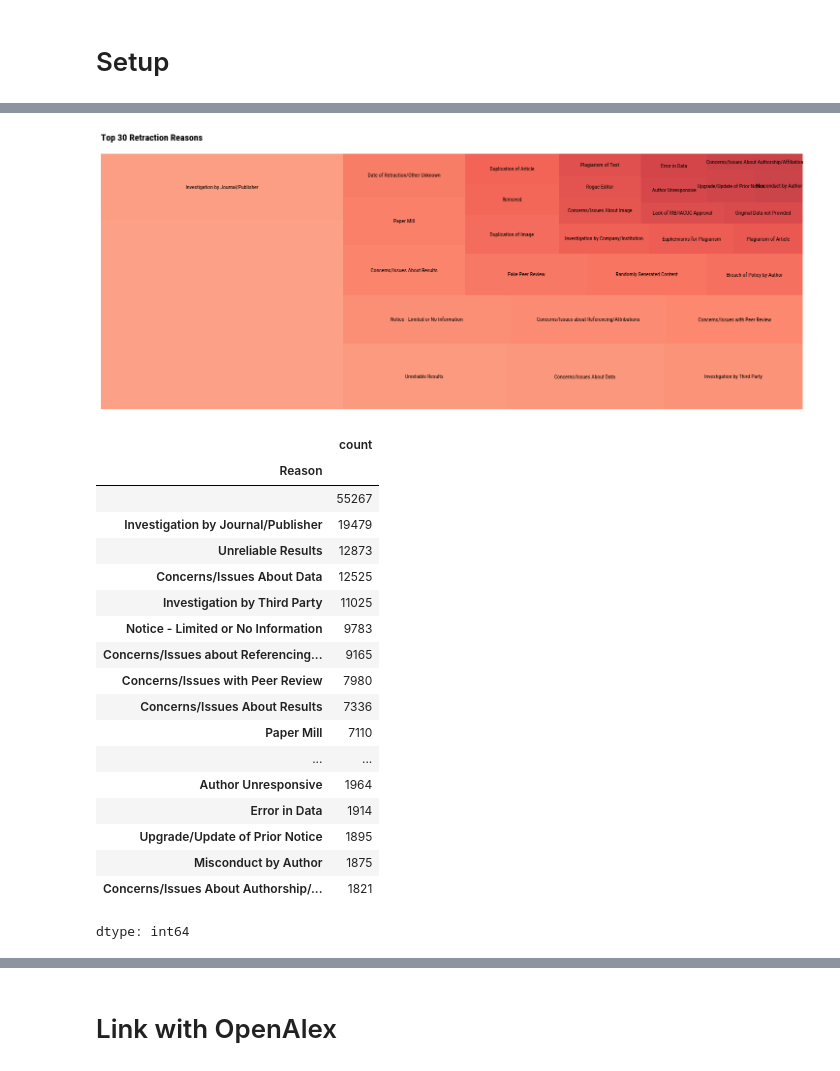
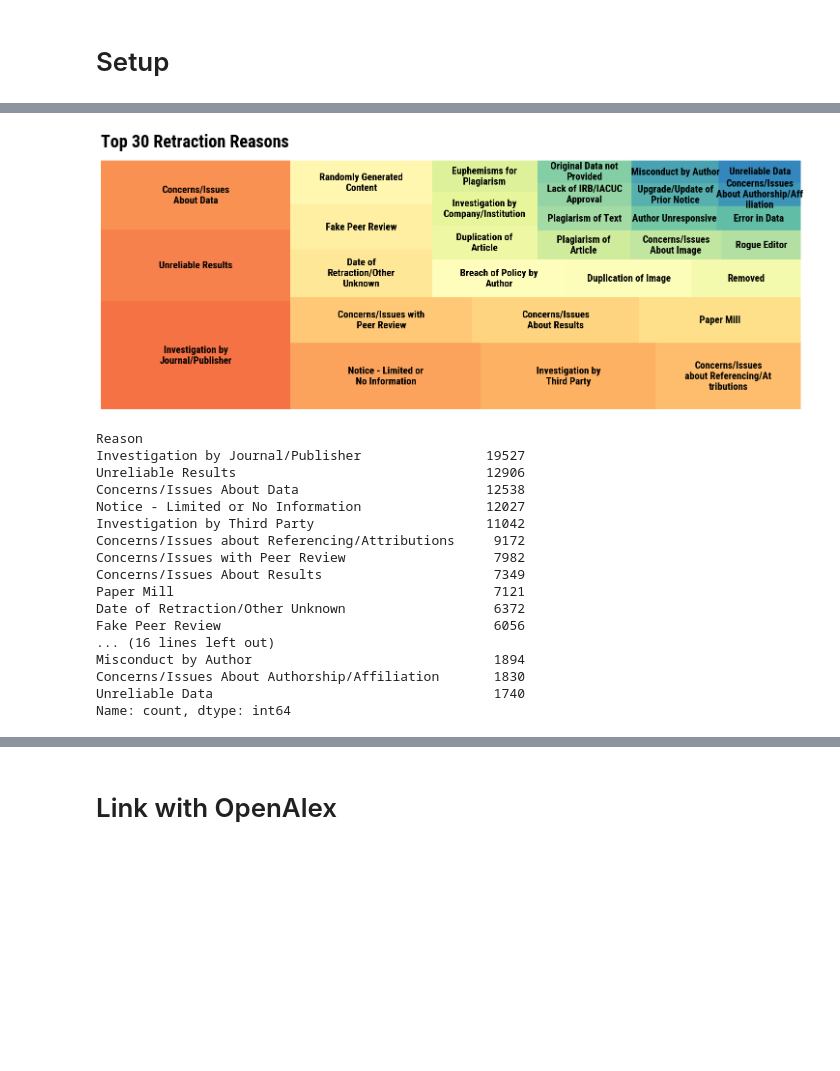
Before and after one commit to MNoichl/retractions, a Jupyter notebook: samuli_and_max_retraction.ipynb, the cells around one changed output, grey strips where cells are left out. Saved outputs shown, nothing was run; the diff lists cells and outputs as text; code cells hidden in the pictures; blank space fills up the shorter version.

```diff
--- a/samuli_and_max_retraction.ipynb
+++ b/samuli_and_max_retraction.ipynb
@@ -264,52 +203,54 @@ Successfully installed squarify-0.4.4
 # %%
 import squarify
+import textwrap
 
 # Split and clean the reasons as before
 all_reasons = df['Reason'].str.split(';').explode()
 all_reasons = all_reasons.str.replace('+', '').str.strip()
+all_reasons = all_reasons[all_reasons.notna() & (all_reasons != '')]
 reason_counts = all_reasons.value_counts()
-
 # Get top 30 reasons
 top_30 = reason_counts.head(30)
 
 # Create figure
 plt.figure(figsize=(15, 6))
 
+
+wrapped_labels = ['\n'.join(textwrap.wrap(label, width=20)) for label in top_30.index]
+
 # Create treemap
 squarify.plot(sizes=top_30.values,
-              label=top_30.index,
-              alpha=0.8,
-              color=plt.cm.Reds(np.linspace(0.4, 0.8, len(top_30))),
-              text_kwargs={'fontsize':8})
+              label=wrapped_labels,
+              alpha=1.,
+              color=plt.cm.Spectral(np.linspace(0.21, .9, len(top_30))),
+              text_kwargs={'fontsize':15, 'fontweight': 'bold'})
 
 # Customize plot
 plt.axis('off')
-plt.title('Top 30 Retraction Reasons', fontsize=14, pad=20)
+plt.title('Top 30 Retraction Reasons', pad=20)
 
 # Display the plot
 plt.tight_layout()
 plt.show()
 
 # Also display the counts
 display(top_30)
 # %% [output]
-[figure, old version]
+[figure, new version]
-|  | count |
-| Reason |  |
-|  | 55267 |
-| Investigation by Journal/Publisher | 19479 |
-| Unreliable Results | 12873 |
-| Concerns/Issues About Data | 12525 |
-| Investigation by Third Party | 11025 |
-| Notice - Limited or No Information | 9783 |
-| Concerns/Issues about Referencing... | 9165 |
-| Concerns/Issues with Peer Review | 7980 |
-| Concerns/Issues About Results | 7336 |
-| Paper Mill | 7110 |
-| ... | ... |
-| Author Unresponsive | 1964 |
-| Error in Data | 1914 |
-| Upgrade/Update of Prior Notice | 1895 |
-| Misconduct by Author | 1875 |
-| Concerns/Issues About Authorship/... | 1821 |
-dtype: int64
+Reason
+Investigation by Journal/Publisher                19527
+Unreliable Results                                12906
+Concerns/Issues About Data                        12538
+Notice - Limited or No Information                12027
+Investigation by Third Party                      11042
+Concerns/Issues about Referencing/Attributions     9172
+Concerns/Issues with Peer Review                   7982
+Concerns/Issues About Results                      7349
+Paper Mill                                         7121
+Date of Retraction/Other Unknown                   6372
+Fake Peer Review                                   6056
+... (16 lines left out)
+Misconduct by Author                               1894
+Concerns/Issues About Authorship/Affiliation       1830
+Unreliable Data                                    1740
+Name: count, dtype: int64
```
Also changed, not shown: parts of 27 cells of this notebook.
